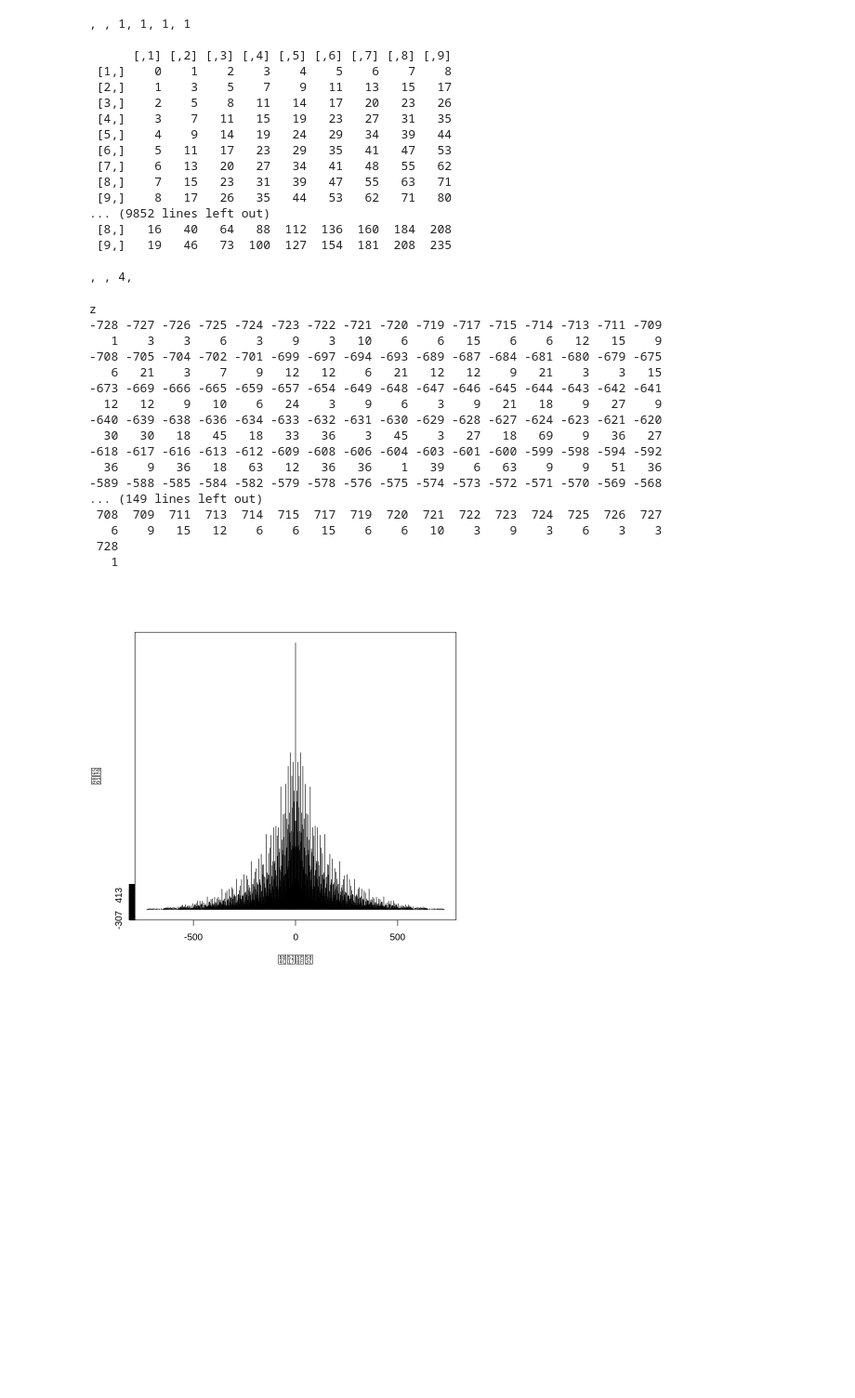
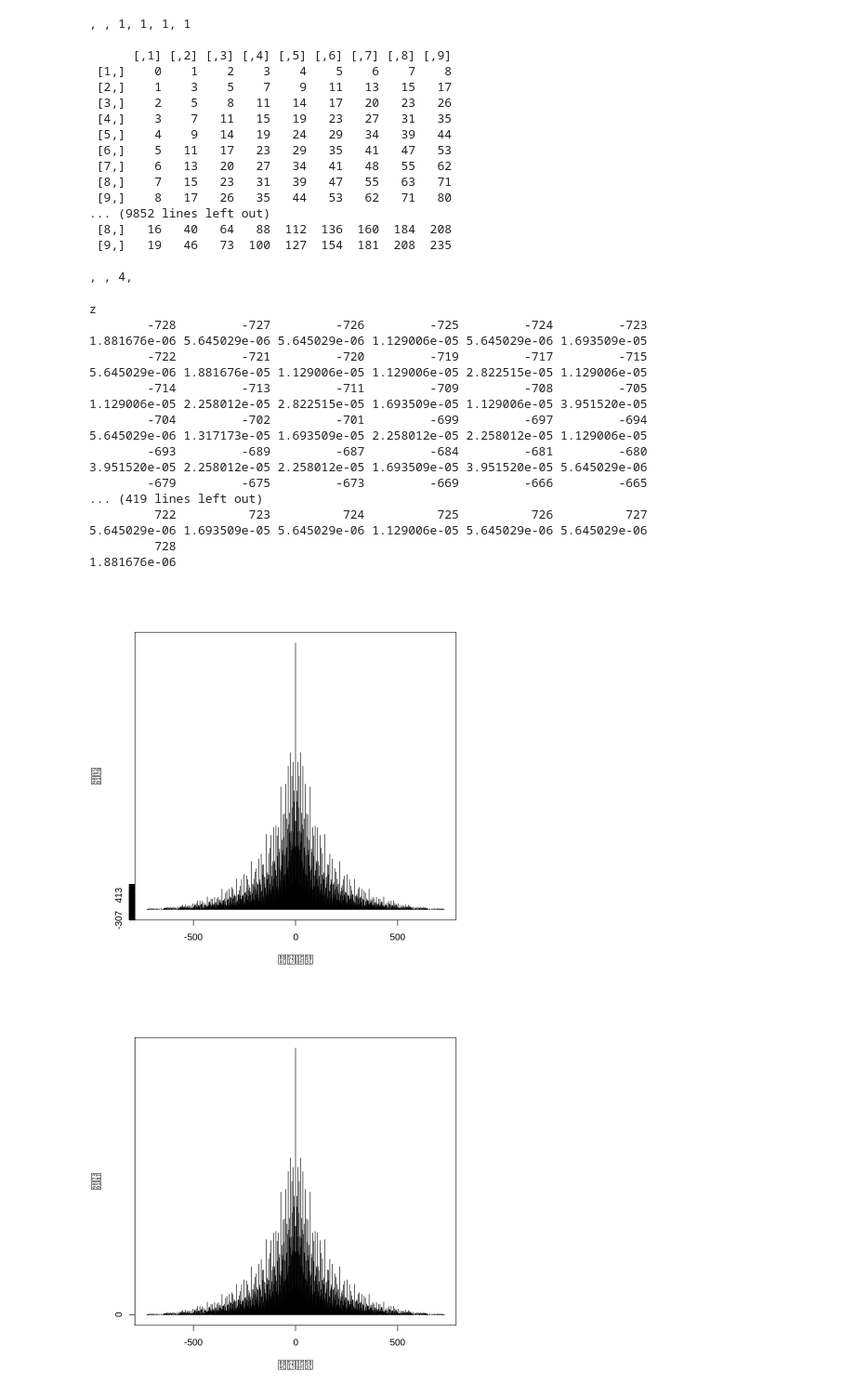
Before and after one commit to sjdjfcu/haha, a Jupyter notebook: 4,5.ipynb, the cells around one changed output. Shown at 93% size. Drawn from its saved outputs; the diff is of its cells as text; code cells hidden in the pictures; blank space fills up the shorter version.

```diff
--- a/4,5.ipynb
+++ b/4,5.ipynb
@@ -23,27 +23,29 @@ z
 , , 4,
 # %%
 f<-table(z)
-f
+f/9^6
 # %% [output]
 z
--728 -727 -726 -725 -724 -723 -722 -721 -720 -719 -717 -715 -714 -713 -711 -709
-   1    3    3    6    3    9    3   10    6    6   15    6    6   12   15    9
--708 -705 -704 -702 -701 -699 -697 -694 -693 -689 -687 -684 -681 -680 -679 -675
-   6   21    3    7    9   12   12    6   21   12   12    9   21    3    3   15
--673 -669 -666 -665 -659 -657 -654 -649 -648 -647 -646 -645 -644 -643 -642 -641
-  12   12    9   10    6   24    3    9    6    3    9   21   18    9   27    9
--640 -639 -638 -636 -634 -633 -632 -631 -630 -629 -628 -627 -624 -623 -621 -620
-  30   30   18   45   18   33   36    3   45    3   27   18   69    9   36   27
--618 -617 -616 -613 -612 -609 -608 -606 -604 -603 -601 -600 -599 -598 -594 -592
-  36    9   36   18   63   12   36   36    1   39    6   63    9    9   51   36
--589 -588 -585 -584 -582 -579 -578 -576 -575 -574 -573 -572 -571 -570 -569 -568
-... (149 lines left out)
- 708  709  711  713  714  715  717  719  720  721  722  723  724  725  726  727
-   6    9   15   12    6    6   15    6    6   10    3    9    3    6    3    3
- 728
-   1
+        -728         -727         -726         -725         -724         -723
+1.881676e-06 5.645029e-06 5.645029e-06 1.129006e-05 5.645029e-06 1.693509e-05
+        -722         -721         -720         -719         -717         -715
+5.645029e-06 1.881676e-05 1.129006e-05 1.129006e-05 2.822515e-05 1.129006e-05
+        -714         -713         -711         -709         -708         -705
+1.129006e-05 2.258012e-05 2.822515e-05 1.693509e-05 1.129006e-05 3.951520e-05
+        -704         -702         -701         -699         -697         -694
+5.645029e-06 1.317173e-05 1.693509e-05 2.258012e-05 2.258012e-05 1.129006e-05
+        -693         -689         -687         -684         -681         -680
+3.951520e-05 2.258012e-05 2.258012e-05 1.693509e-05 3.951520e-05 5.645029e-06
+        -679         -675         -673         -669         -666         -665
+... (419 lines left out)
+         722          723          724          725          726          727
+5.645029e-06 1.693509e-05 5.645029e-06 1.129006e-05 5.645029e-06 5.645029e-06
+         728
+1.881676e-06
 # %%
 plot(as.numeric(names(f)),f,type="h",xlab="行列式值",ylab="频数")
+plot(as.numeric(names(f)),f/9^6,type='h',xlab='行列式值',ylab='频率')
 # %% [output]
 [figure]
+[figure, added]
 # %%
```
Also changed, not shown: parts of 1 cell of this notebook.
